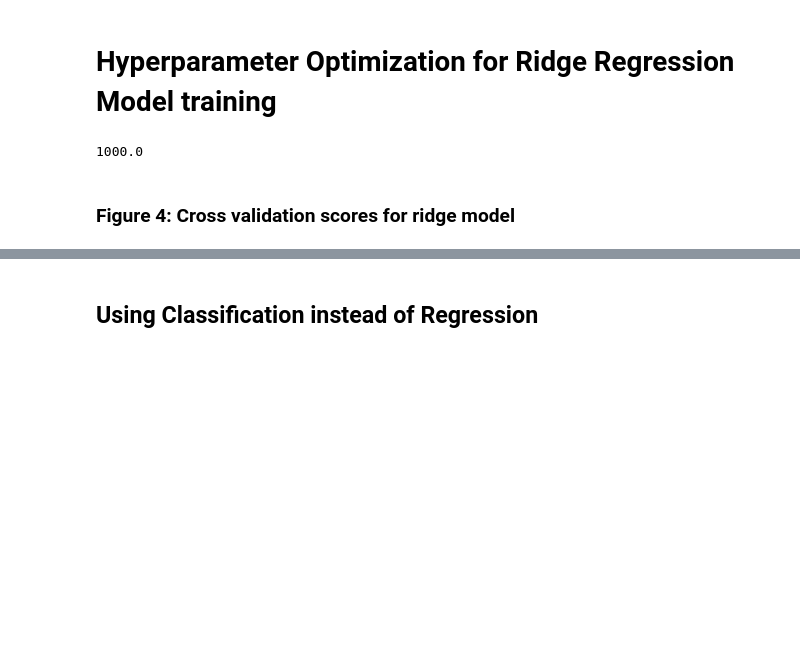
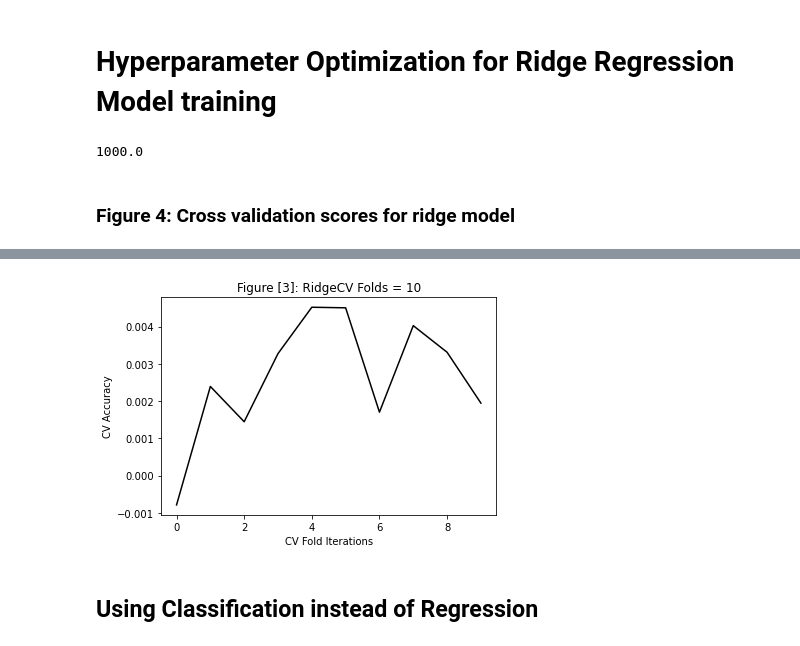
Before and after one commit to izk20/DSCI-310-Group-10, a Jupyter notebook: analysis.ipynb, the cells around one changed output, grey strips where cells are left out. Saved outputs shown, nothing was run; the diff lists cells and outputs as text; code cells hidden in the pictures; blank space fills up the shorter version.

```diff
--- a/analysis.ipynb
+++ b/analysis.ipynb
@@ -287,3 +288,13 @@ pd.DataFrame(cross_validate(ridge_pipeline, X_train, Y_train, cv=10, return_trai
+# %%
+ridge = plt.plot(np.arange(len(cv_ridge)),
+                    cv_ridge['test_score'],
+                    '-0')
+plt.title('Figure [3]: RidgeCV Folds = 10')
+plt.xlabel('CV Fold Iterations')
+plt.ylabel('CV Accuracy')
+plt.show()
+# %% [output]
+[figure, added]
 # %% [markdown]
 ## Using Classification instead of Regression
 # %%
```
Also changed, not shown: parts of 19 cells of this notebook.
